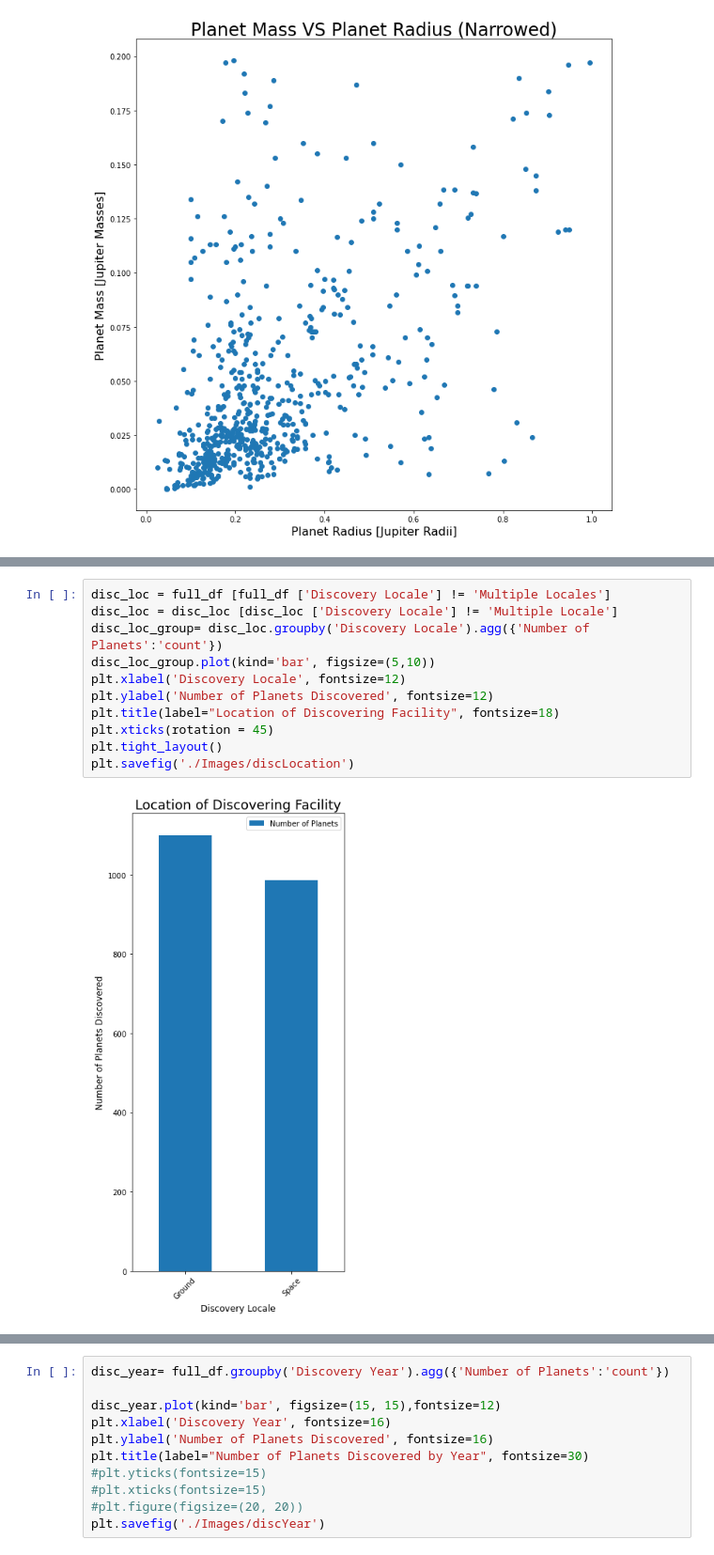
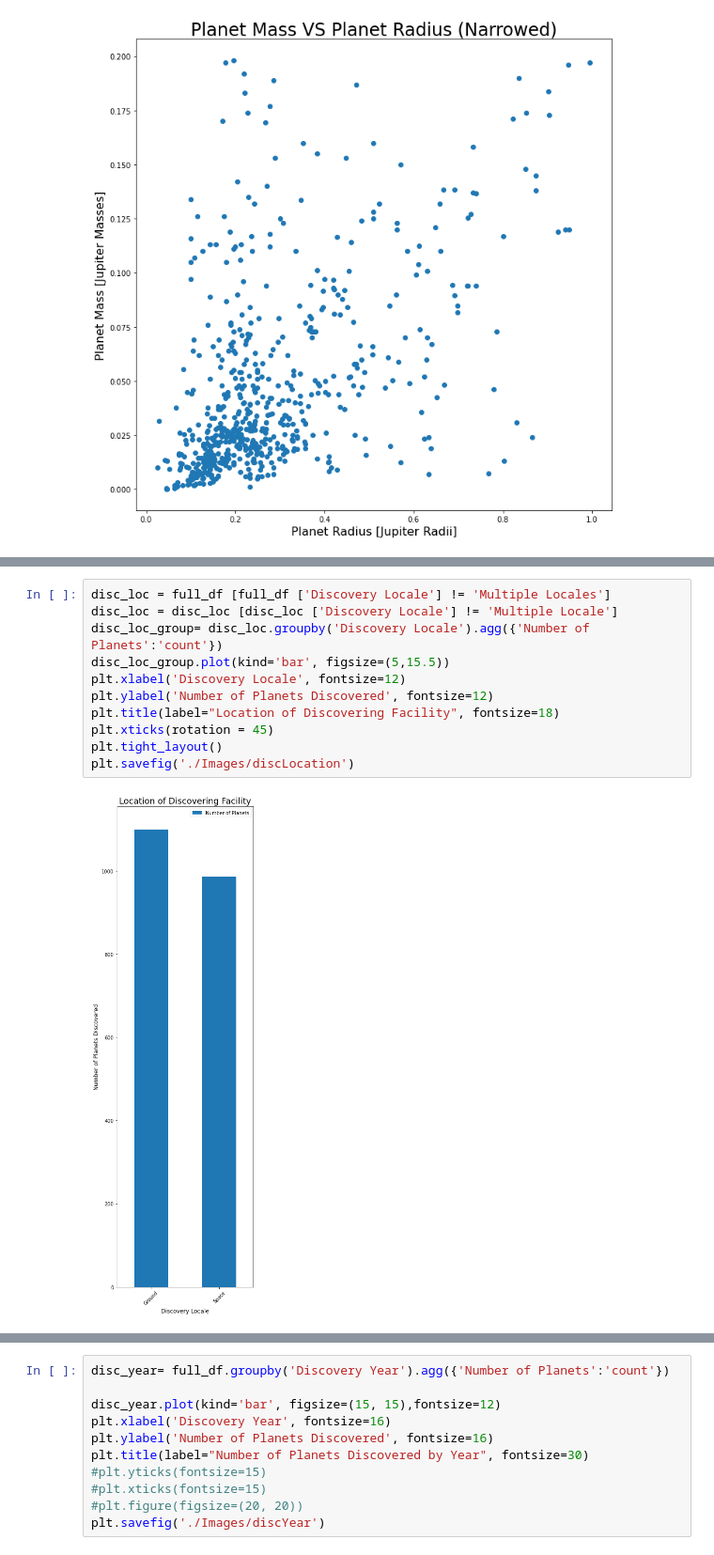
Before and after one commit to Crazyspaceman-hd/Exoplanets, a Jupyter notebook: Exoplanets.ipynb, the cells around one changed output, grey strips where cells are left out. Shown: that part at 94% size. Cells and saved outputs as stored; diff of their text form.

```diff
--- a/Exoplanets.ipynb
+++ b/Exoplanets.ipynb
@@ -209,13 +213,13 @@ plt.savefig('./Images/planets')
 # %%
 disc_loc = full_df [full_df ['Discovery Locale'] != 'Multiple Locales']
 disc_loc = disc_loc [disc_loc ['Discovery Locale'] != 'Multiple Locale']
 disc_loc_group= disc_loc.groupby('Discovery Locale').agg({'Number of Planets':'count'})
-disc_loc_group.plot(kind='bar', figsize=(5,10))
+disc_loc_group.plot(kind='bar', figsize=(5,15.5))
 plt.xlabel('Discovery Locale', fontsize=12)
 plt.ylabel('Number of Planets Discovered', fontsize=12)
 plt.title(label="Location of Discovering Facility", fontsize=18)
 plt.xticks(rotation = 45)
 plt.tight_layout()
 plt.savefig('./Images/discLocation')
 # %% [output]
-[figure, old version]
+[figure, new version]
```
Also changed, not shown: parts of 2 cells of this notebook, 5 other files.
